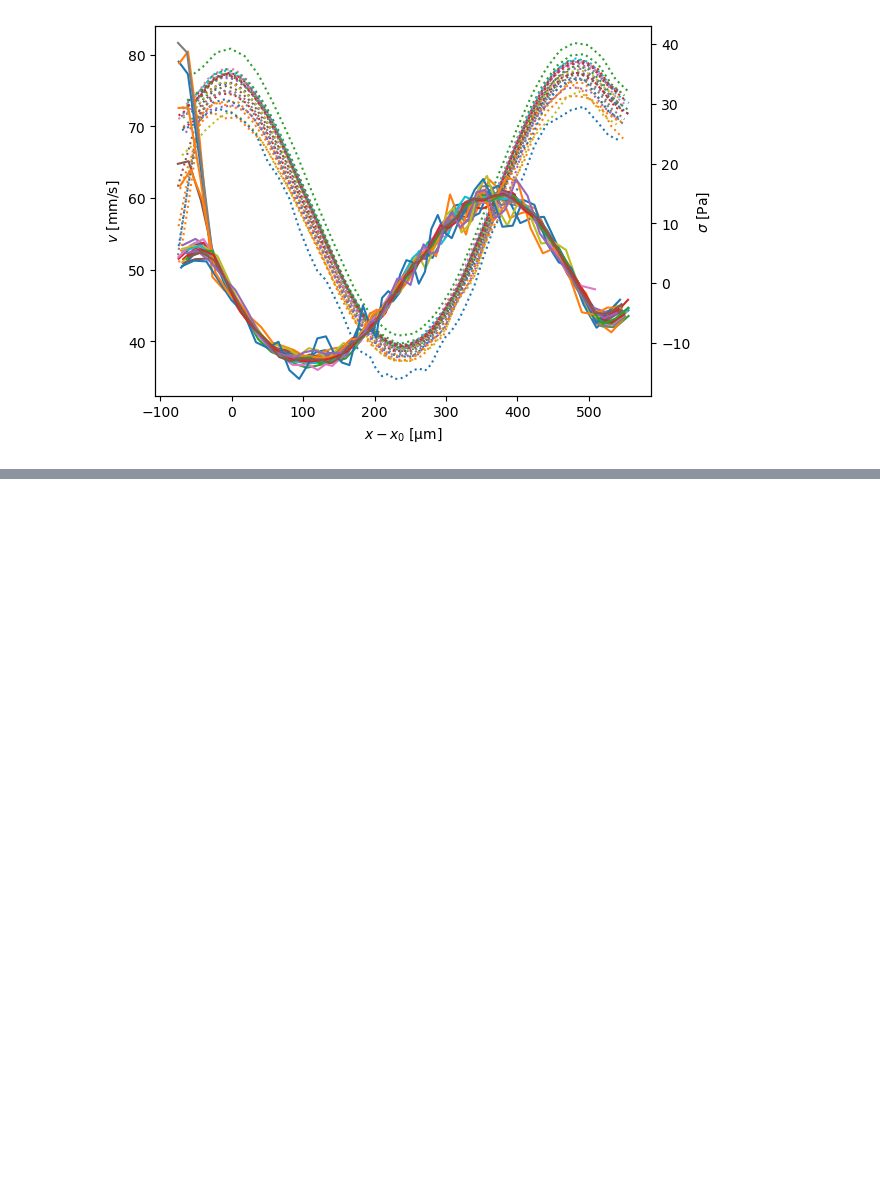
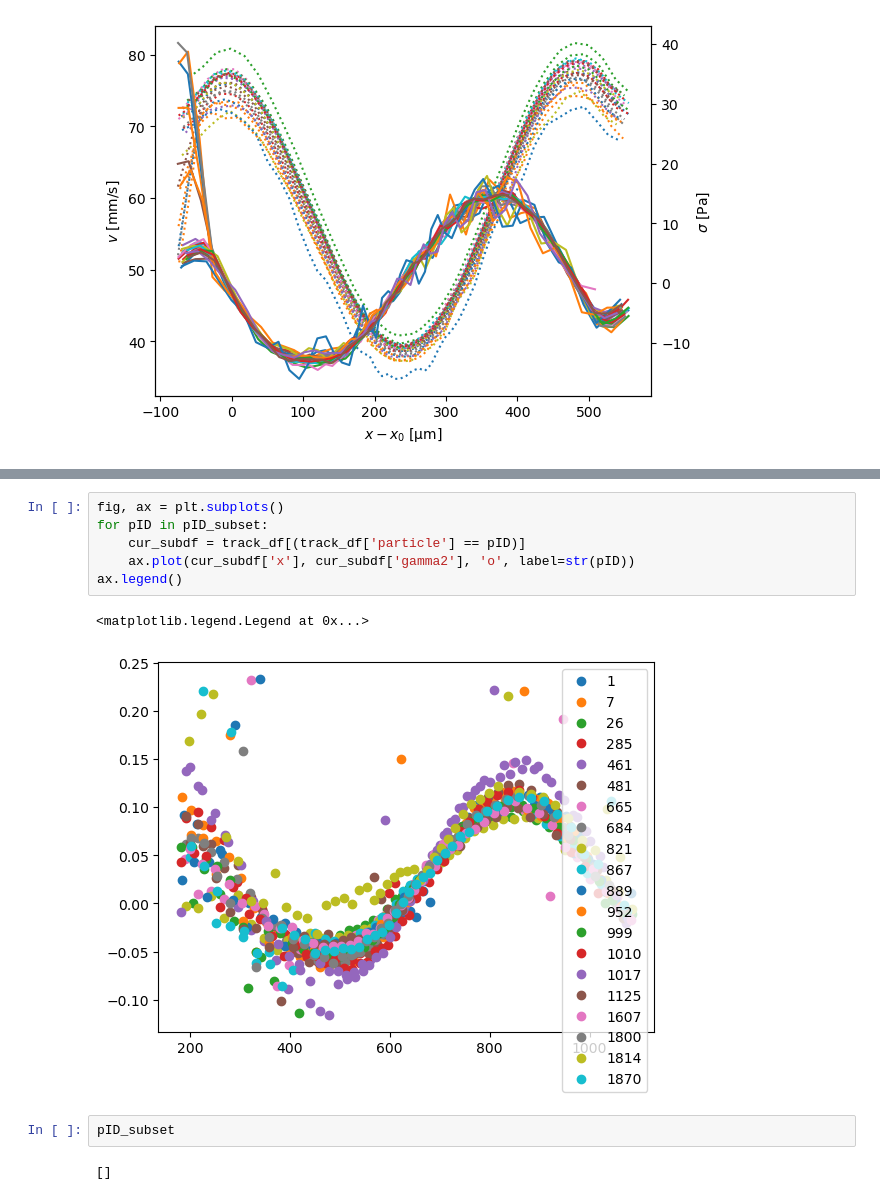
Before and after one commit to FattaccioliLab/Rheoflupy, a Jupyter notebook: Tutorial_DataAnalysis.ipynb, the cells around one changed output, grey strips where cells are left out. Cells and saved outputs as stored; diff of their text form; blank space fills up the shorter version.

```diff
--- a/Tutorial_DataAnalysis.ipynb
+++ b/Tutorial_DataAnalysis.ipynb
@@ -166,0 +249,13 @@ da.track_postproc(track_df, px_size=px_size, fps=fps, eta=eta, plot=True, verbos
+# %%
+fig, ax = plt.subplots()
+for pID in pID_subset:
+    cur_subdf = track_df[(track_df['particle'] == pID)]
+    ax.plot(cur_subdf['x'], cur_subdf['gamma2'], 'o', label=str(pID))
+ax.legend()
+# %% [output]
+<matplotlib.legend.Legend at 0x...>
+[figure, added]
+# %%
+pID_subset
+# %% [output]
+[]
```
Also changed, not shown: parts of 11 cells of this notebook, 3 other files.
